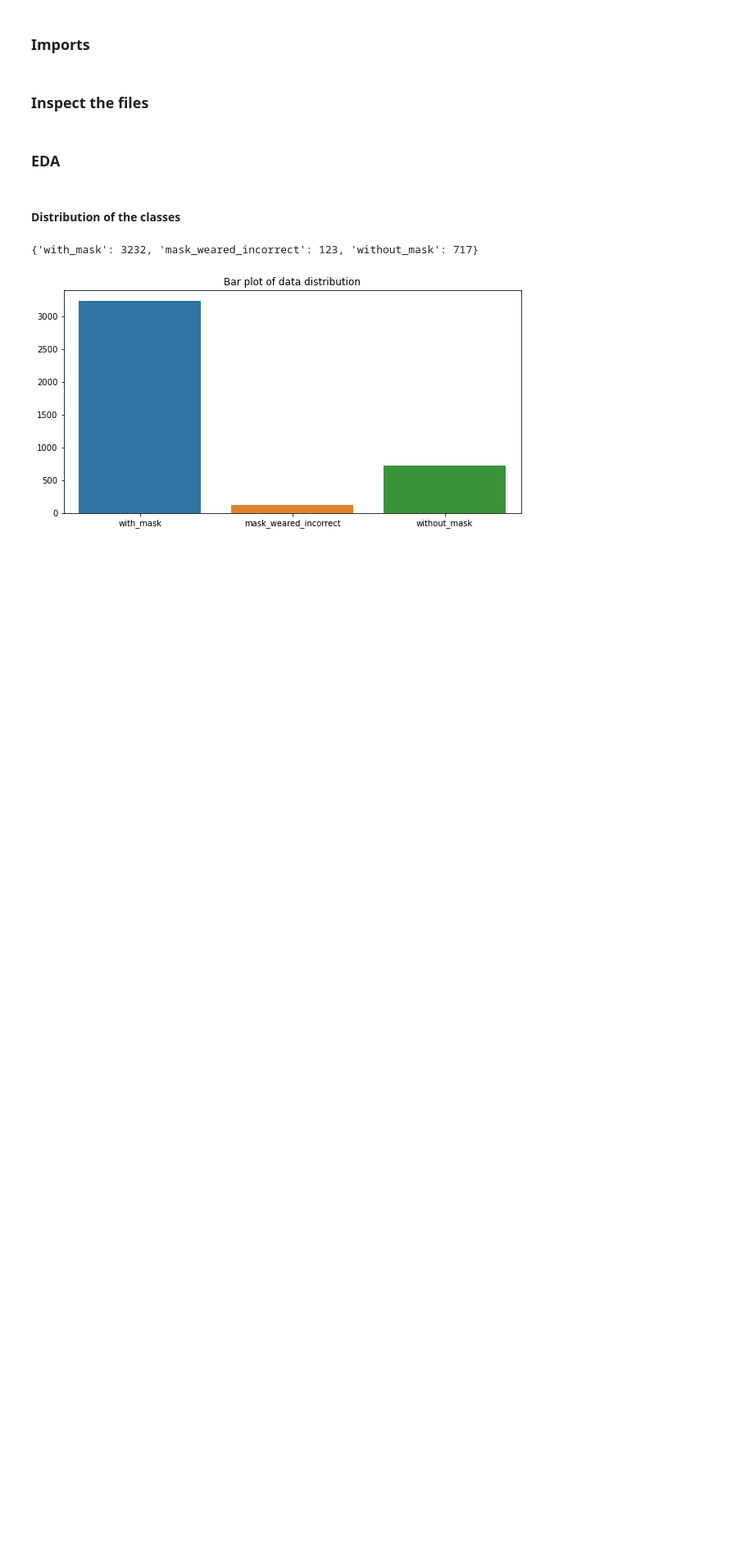
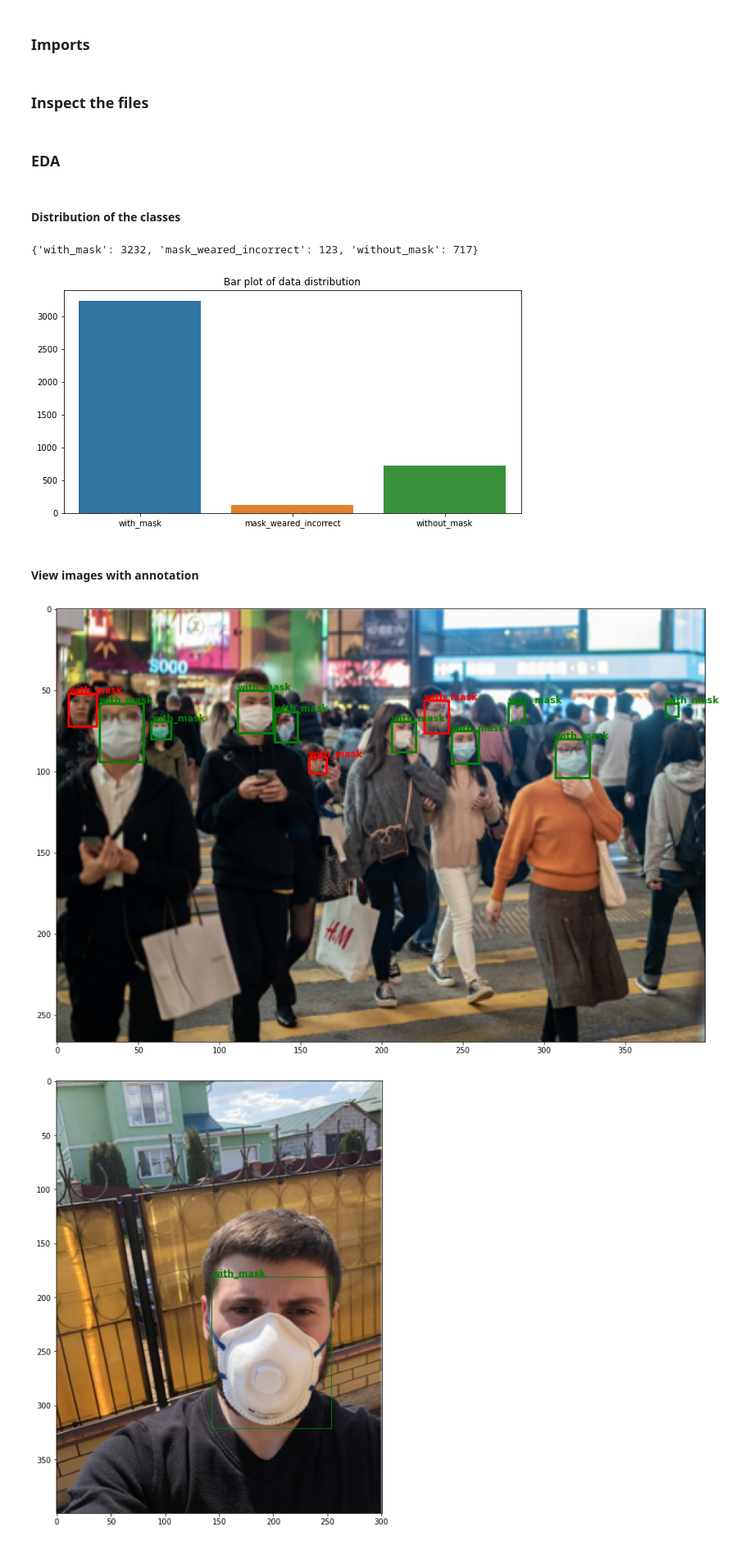
Before and after one commit to K-WeiMing/Personal_Projects, a Jupyter notebook: mask_detection/eda.ipynb, the cells around one changed output. Shown at 82% size. Drawn from its saved outputs; the diff is of its cells as text; code cells hidden in the pictures; blank space fills up the shorter version.

Commit message:
add plotting of img data

```diff
--- a/mask_detection/eda.ipynb
+++ b/mask_detection/eda.ipynb
@@ -63,3 +64,5 @@ sns.barplot(x=list(class_labels), y=list(class_values))
 plt.show()
 # %% [output]
 [figure]
+# %% [markdown]
+#### View images with annotation
@@ -65,0 +125,8 @@ plt.show()
+# %%
+view_images = image_list[10:15]
+
+for img in view_images:
+    show_images(img)
+# %% [output]
+[figure, added]
+[figure, added]
```
Also changed, not shown: parts of 3 cells of this notebook.
